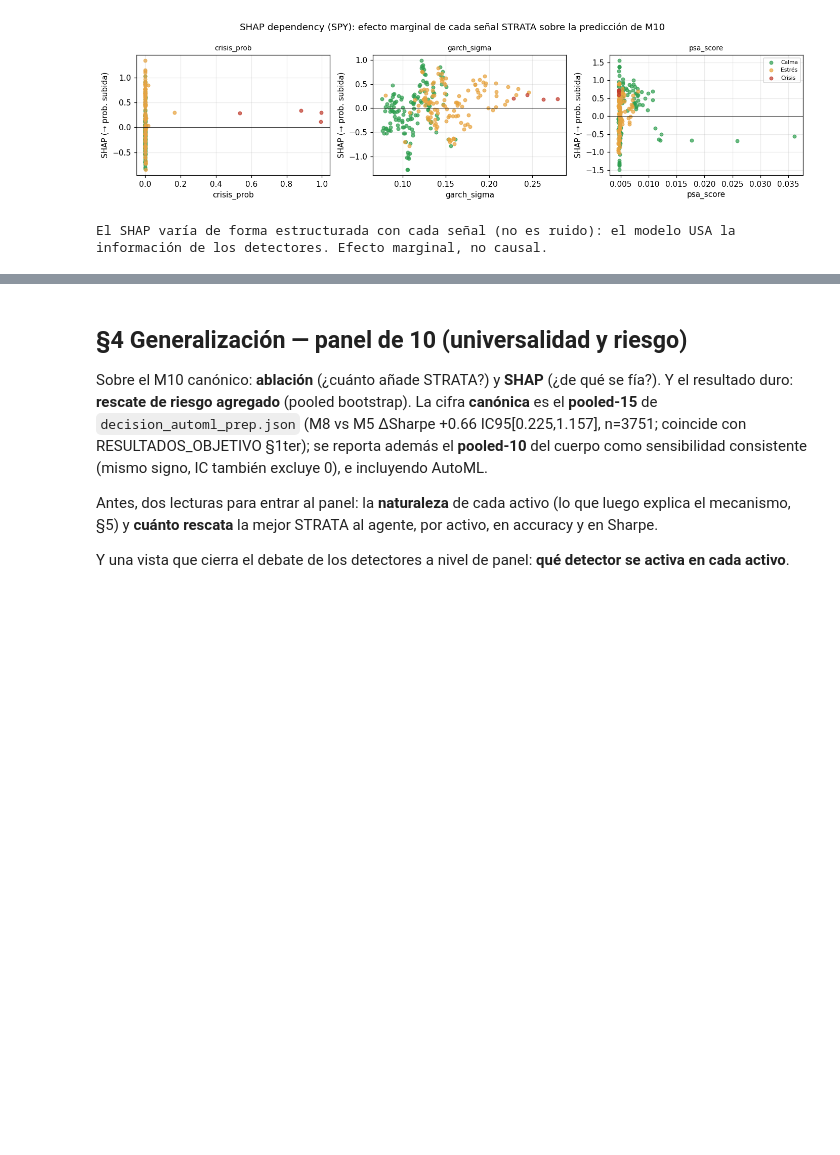
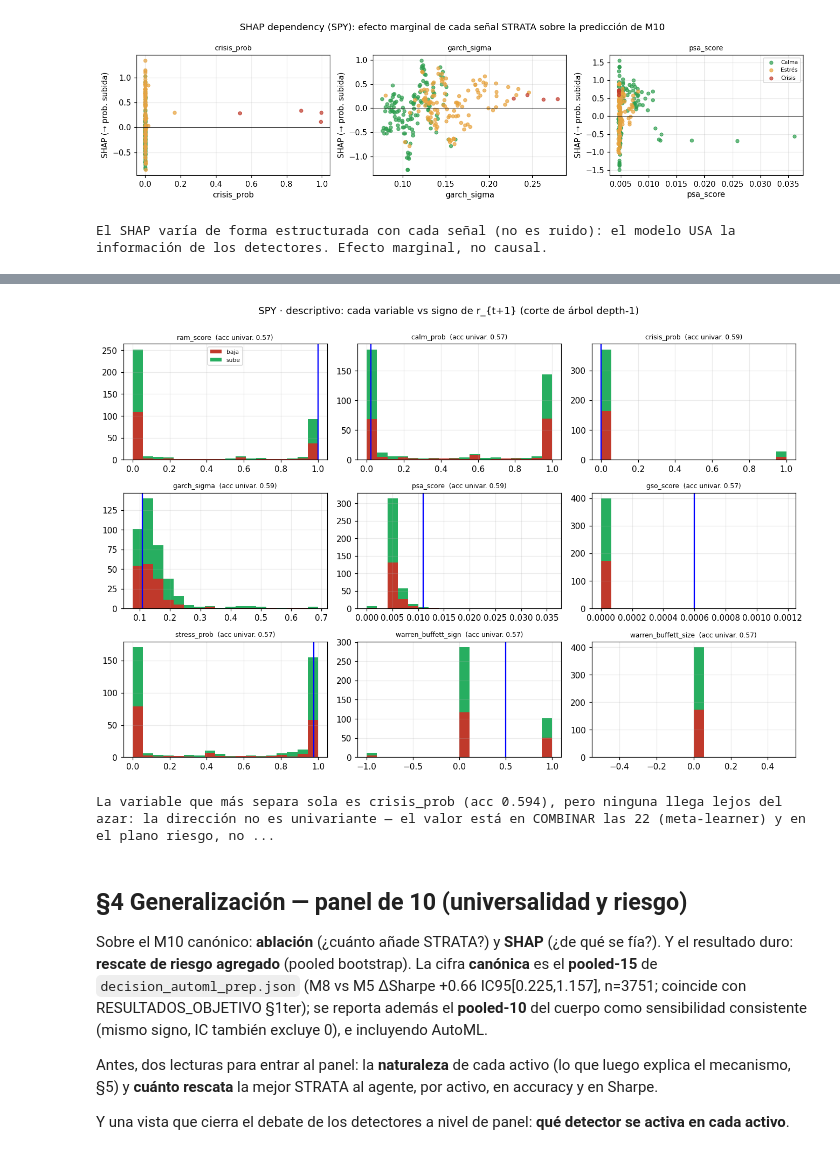
Before and after one commit to RaquelGarciah/Real-time-statistical-supervision-of-an-AI-trading-agent, a Jupyter notebook: notebooks/STRATA_marco_practico.ipynb, the cells around one changed output, grey strips where cells are left out. Cells and saved outputs as stored; diff of their text form; code cells hidden in the pictures; blank space fills up the shorter version.

```diff
--- a/notebooks/STRATA_marco_practico.ipynb
+++ b/notebooks/STRATA_marco_practico.ipynb
@@ -88,6 +88,7 @@ DETXLE = _load("outputs/experiments/detector_analysis_XLE.json"); DETMAR = _load
 DETABL = _load("outputs/experiments/detector_ablation_panel.json")        # activación detectores (10) + ablación M10 (SPY)
 CONF = _load("outputs/experiments/confusion_panel.json")                  # matrices de confusión SPY (6) + panel (mejor STRATA)
 IANA = _load("outputs/experiments/spy_intervention_anatomy.json")         # anatomía de un día de intervención (acierto/fallo)
+GATE = _load("outputs/experiments/spy_panel_gate_descriptive.json")       # gate RAM por activo (10) + descriptivo de features SPY
 
 # --- Panel de 10 (cuerpo) + 5 en apéndice de límite ---
 PANEL10 = ["SPY", "QQQ", "XLF", "DIA", "XLK", "XLE", "ROKU", "SMCI", "MARA", "UNG"]
@@ -698,3 +766,23 @@ El SHAP varía de forma estructurada con cada señal (no es ruido): el modelo US
+# %%
+# Descriptivo 3×3: cada variable vs el signo de r_{t+1} con corte de árbol depth-1 (SPY)
+dv = GATE["descriptivo_spy"]; yb = np.array(dv["yb"]); vars_ = list(dv["variables"])
+fig, axes = plt.subplots(3, 3, figsize=(12, 8))
+for ax, col in zip(axes.ravel(), vars_):
+    x = np.array(dv["variables"][col]["x"]); thr = dv["variables"][col]["thr"]
+    bins = np.histogram_bin_edges(x, bins=18)
+    ax.hist([x[yb == 0], x[yb == 1]], bins=bins, stacked=True, color=["#c0392b", "#27ae60"], label=["baja", "sube"])
+    if thr is not None: ax.axvline(thr, color="blue", lw=1.5)
+    ax.set_title(f"{col}  (acc univar. {dv['variables'][col]['acc_univar']:.2f})", fontsize=8)
+axes[0, 0].legend(fontsize=7)
+fig.suptitle("SPY · descriptivo: cada variable vs signo de r_{t+1} (corte de árbol depth-1)", y=1.0)
+plt.tight_layout(); plt.show()
+best = max(dv["variables"], key=lambda c: dv["variables"][c]["acc_univar"])
+print(f"La variable que más separa sola es {best} (acc {dv['variables'][best]['acc_univar']:.3f}), pero ninguna "
+      "llega lejos del azar: la dirección no es univariante — el valor está en COMBINAR las 22 (meta-learner) y en "
+      "el plano riesgo, no en una regla de una sola feature.")
+# %% [output]
+[figure, added]
+La variable que más separa sola es crisis_prob (acc 0.594), pero ninguna llega lejos del azar: la dirección no es univariante — el valor está en COMBINAR las 22 (meta-learner) y en el plano riesgo, no ...
 # %% [markdown]
 ## §4 Generalización — panel de 10 (universalidad y riesgo)
 
```
Also changed, not shown: parts of 6 cells of this notebook, 3 other files.
